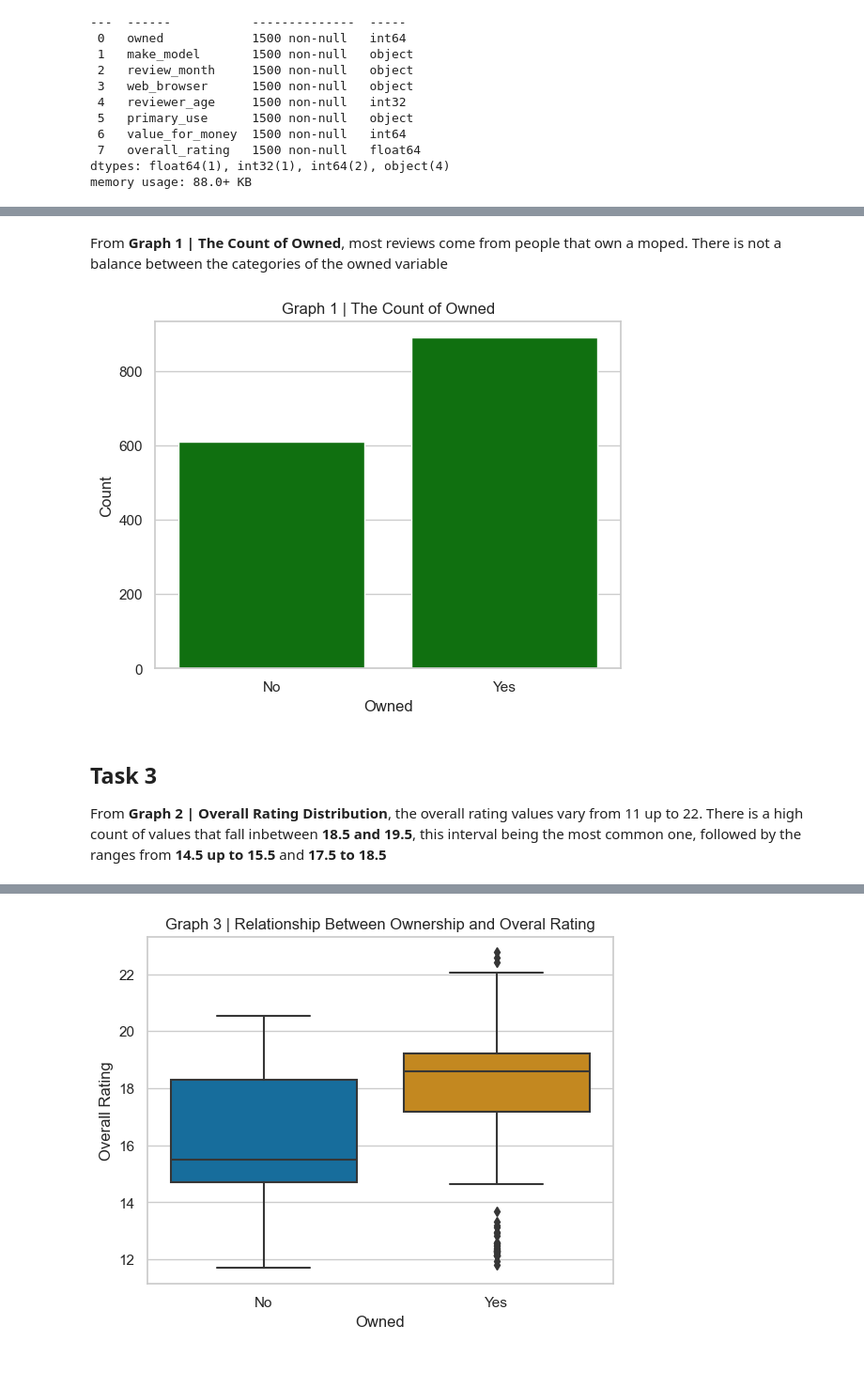
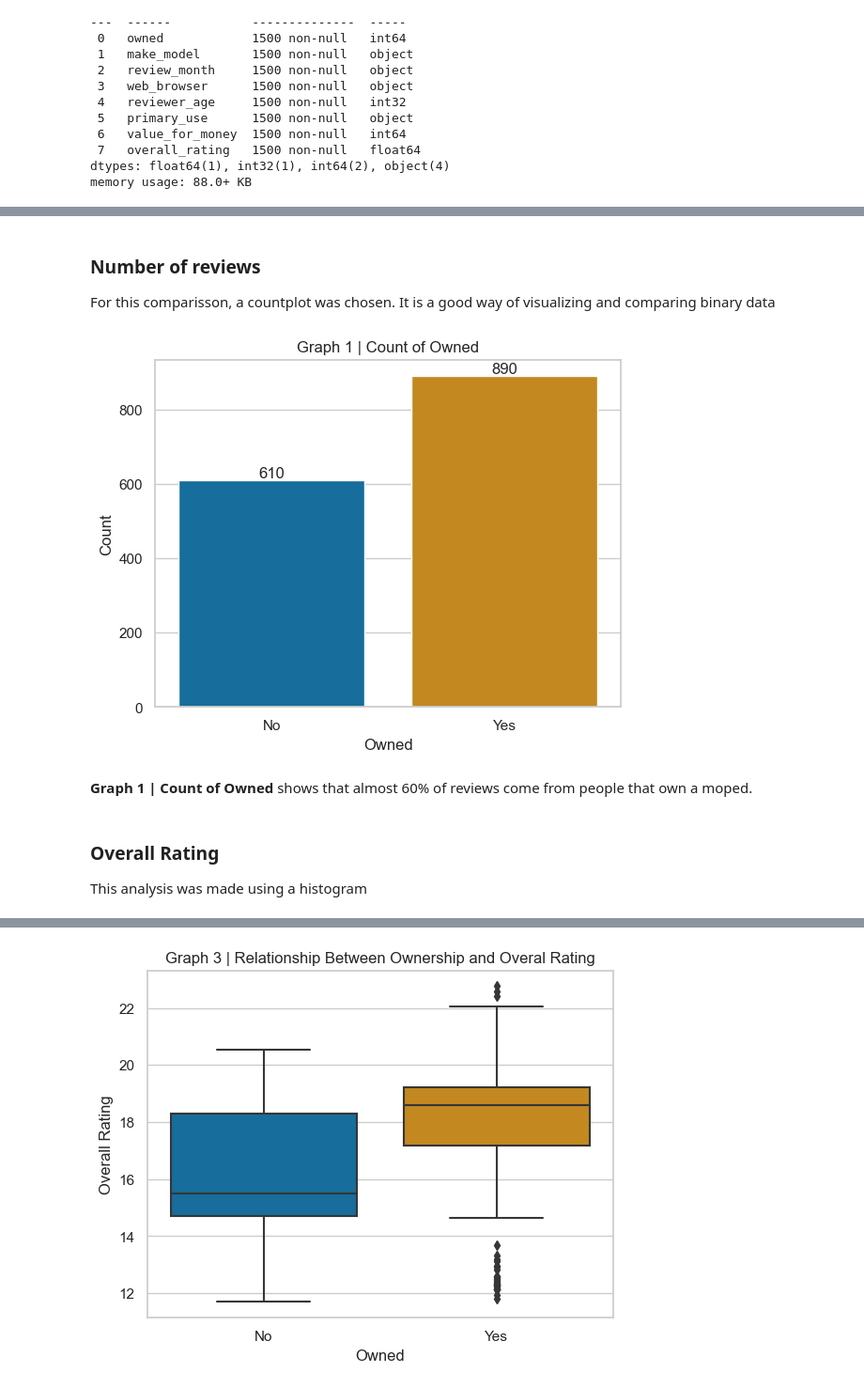
Before and after one commit to gupaulasan/portfolio, a Jupyter notebook: Electric Bikes Reviews/electric_motorcycles.ipynb, the cells around one changed output, grey strips where cells are left out. Shown: that part at 94% size. Drawn from its saved outputs; the diff is of its cells as text; code cells hidden in the pictures.

```diff
--- a/Electric Bikes Reviews/electric_motorcycles.ipynb
+++ b/Electric Bikes Reviews/electric_motorcycles.ipynb
@@ -270,3 +276 @@ memory usage: 88.0+ KB
-# %% [markdown]
-From **Graph 1 | The Count of Owned**, most reviews come from people that own a moped. There is not a balance between the categories of the owned variable
 # %%
@@ -273,19 +278,32 @@ From **Graph 1 | The Count of Owned**, most reviews come from people that own a
 sns.set_context('notebook')
 sns.set_style('whitegrid')
 sns.set_palette('colorblind')
+# %% [markdown]
+<a id='graph-1'></a>
+### Number of reviews
+
+For this comparisson, a countplot was chosen. It is a good way of visualizing and comparing binary data
 # %%
+%matplotlib inline
 ax1 = sns.countplot(data=df,
                    x='owned',
-                   color='green')\
-        .set(title="Graph 1 | The Count of Owned",
+                   )
+ax1.set(title="Graph 1 | Count of Owned",
              xticklabels=['No','Yes'],
-            xlabel='Owned',
-            ylabel='Count')
+             xlabel='Owned',
+             ylabel='Count'
+             )
+ax1.bar_label(ax1.containers[0])
+plt.show()
 # %% [output]
-[figure, old version]
+[figure, new version]
+# %% [markdown]
+**Graph 1 | Count of Owned** shows that almost 60% of reviews come from people that own a moped.
 # %% [markdown]
-## Task 3
-From **Graph 2 | Overall Rating Distribution**, the overall rating values vary from 11 up to 22. There is a high count of values that fall inbetween **18.5 and 19.5**, this interval being the most common one, followed by the ranges from **14.5 up to 15.5** and **17.5 to 18.5**
+<a id='graph-2'></a>
+### Overall Rating
+
+This analysis was made using a histogram
 # %%
 ax2 = sns.histplot(x='overall_rating',
                   data=df,
```
Also changed, not shown: parts of 19 cells of this notebook.
